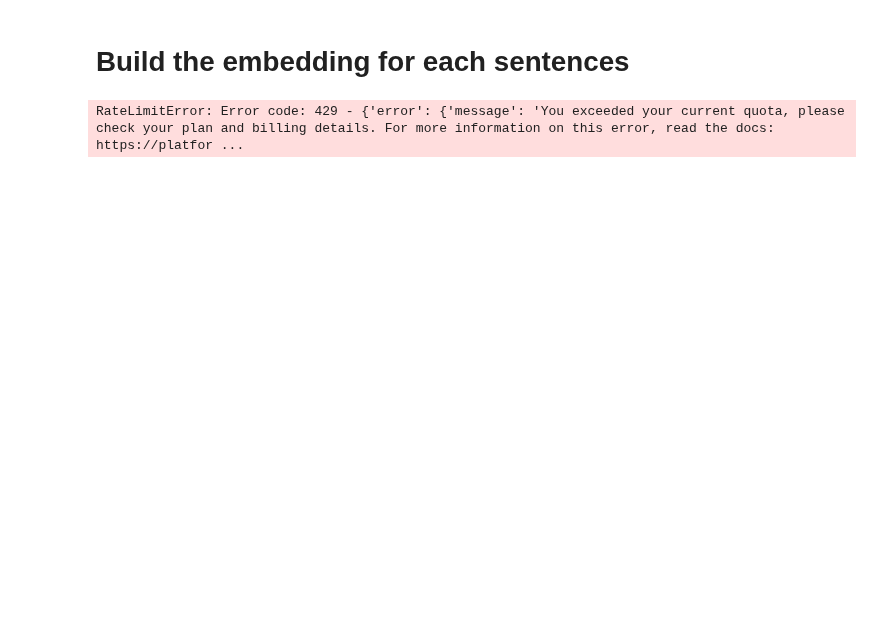
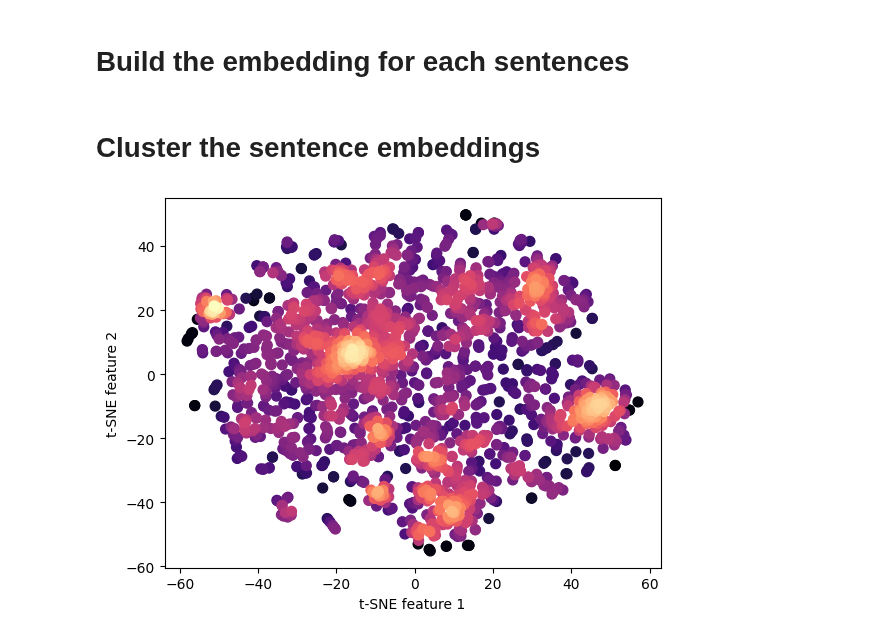
Before and after one commit to AlexandreAdam/Ai4phys_astroai_papers, a Jupyter notebook: notebooks/find_contradictions.ipynb, the cells around one changed output. Saved outputs shown, nothing was run; the diff lists cells and outputs as text; code cells hidden in the pictures; blank space fills up the shorter version.

Commit message:
Saved sentence embedding

```diff
--- a/notebooks/find_contradictions.ipynb
+++ b/notebooks/find_contradictions.ipynb
@@ -21,13 +56,11 @@ for paper in papers:
 # %% [markdown]
 # Build the embedding for each sentences
 # %%
-def get_embedding(text, model="text-embedding-ada-002"):
-   text = text.replace("\n", " ")
-   return client.embeddings.create(input = [text], model=model).data[0].embedding
+# def get_embedding(text, model="text-embedding-ada-002"):
+#    text = text.replace("\n", " ")
+#    return client.embeddings.create(input = [text], model=model).data[0].embedding
 
-for paper in tqdm(papers):
-    paper["sentence_embedding"] = []
-    for sentence in paper["sentences"]:
-        paper["sentence_embedding"].append(get_embedding(paper["summary"]))
+# for paper in tqdm(papers):
+#     paper["sentence_embedding"] = []
+#     for sentence in paper["sentences"]:
+#         paper["sentence_embedding"].append(get_embedding(sentence))
-# %% [output]
-RateLimitError: Error code: 429 - {'error': {'message': 'You exceeded your current quota, please check your plan and billing details. For more information on this error, read the docs: https://platfor ...
@@ -49,0 +67,2 @@ RateLimitError: Error code: 429 - {'error': {'message': 'You exceeded your curre
+# %% [markdown]
+# Cluster the sentence embeddings
@@ -49,0 +71,17 @@ RateLimitError: Error code: 429 - {'error': {'message': 'You exceeded your curre
+# %%
+def tsne_plot(embedding_dataset, perplexity=30.0, learning_rate=50.0, n_iter=1000, n_iter_without_progress=300, min_grad_norm=1e-07, metric="euclidean", init="random", verbose=0, random_state=None, method="barnes_hut", angle=0.5):
+    tsne = TSNE(n_components=2, perplexity=perplexity, learning_rate=learning_rate, n_iter=n_iter, n_iter_without_progress=n_iter_without_progress, min_grad_norm=min_grad_norm, metric=metric, init=init, verbose=verbose, random_state=random_state, method=method, angle=angle)
+    np.set_printoptions(suppress=True)
+    Y = tsne.fit_transform(embedding_dataset)
+
+    plt.figure()
+    ax = plt.gca()
+    density_scatter(Y, s=50, ax=ax)
+    ax.set_xlabel("t-SNE feature 1")
+    ax.set_ylabel("t-SNE feature 2")
+    return Y
+
+embedding_vectors = np.load("sentence_embeddings.npy")
+projected_embedding = tsne_plot(embedding_vectors, perplexity=30)
+# %% [output]
+[figure, added]
```
Also changed, not shown: parts of 7 cells of this notebook, 1 other file.
